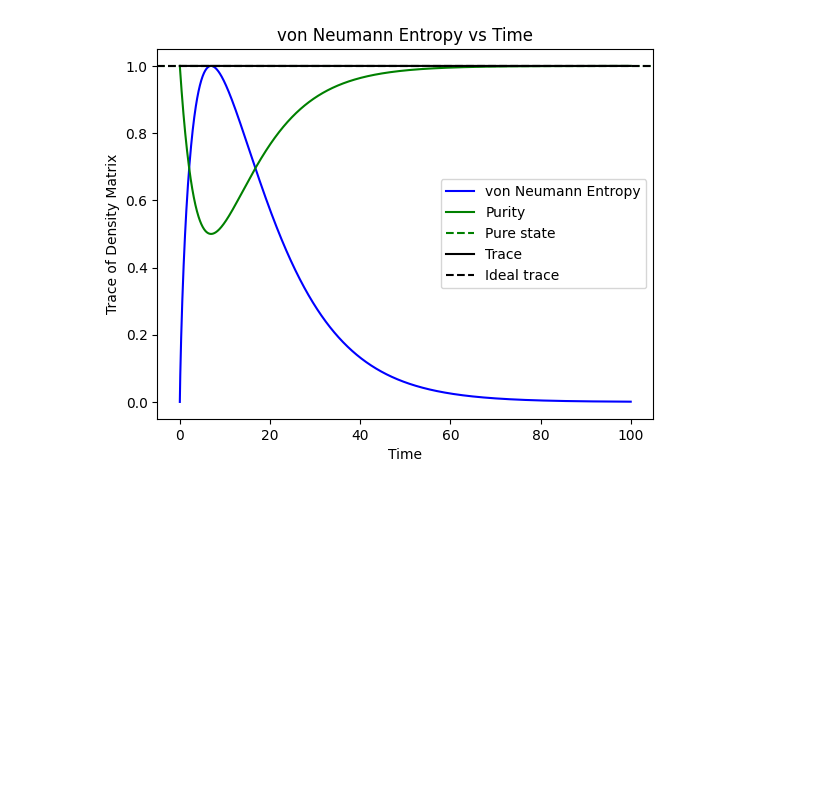
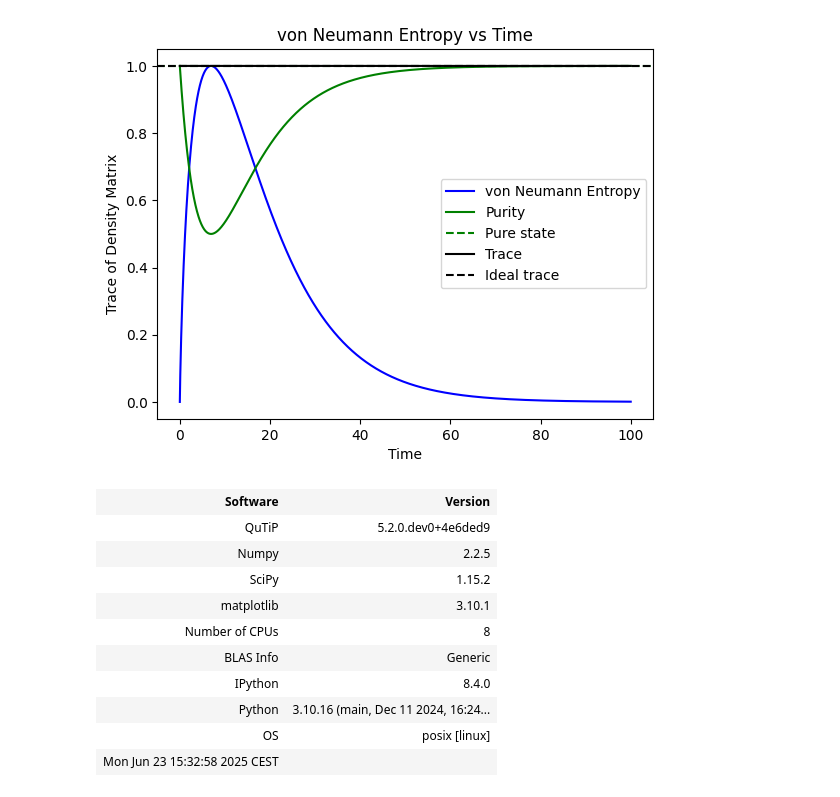
Before and after one commit to AnaKhromova/Page-Curve-QuTip, a Jupyter notebook: Page_Curve_open_QS_Lindbland.ipynb, the cells around one changed output. Saved outputs shown, nothing was run; the diff lists cells and outputs as text; code cells hidden in the pictures; blank space fills up the shorter version.

```diff
--- a/Page_Curve_open_QS_Lindbland.ipynb
+++ b/Page_Curve_open_QS_Lindbland.ipynb
@@ -632,3 +632,19 @@ plt.savefig('two-level system incoherent damping dephasing von Neumann Purity.pn
 plt.show()
 # %% [output]
 [figure]
+# %%
+from qutip.ipynbtools import version_table
+
+version_table()
+# %% [output]
+| Software | Version |
+| QuTiP | 5.2.0.dev0+4e6ded9 |
+| Numpy | 2.2.5 |
+| SciPy | 1.15.2 |
+| matplotlib | 3.10.1 |
+| Number of CPUs | 8 |
+| BLAS Info | Generic |
+| IPython | 8.4.0 |
+| Python | 3.10.16 (main, Dec 11 2024, 16:24... |
+| OS | posix [linux] |
+| Mon Jun 23 15:32:58 2025 CEST |  |
```
